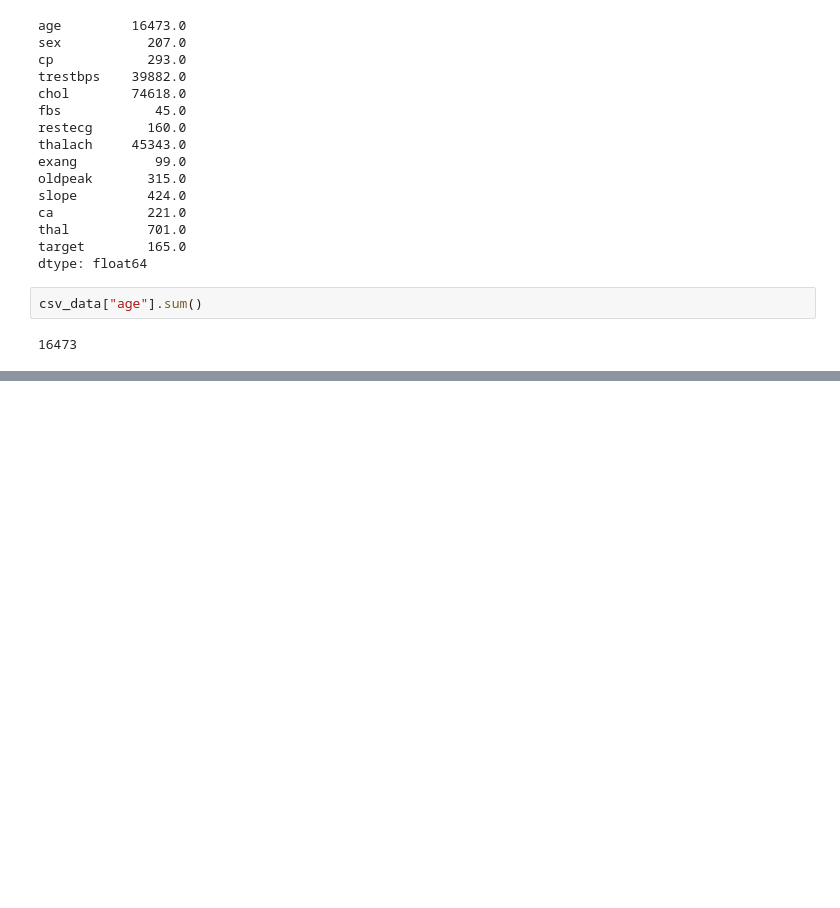
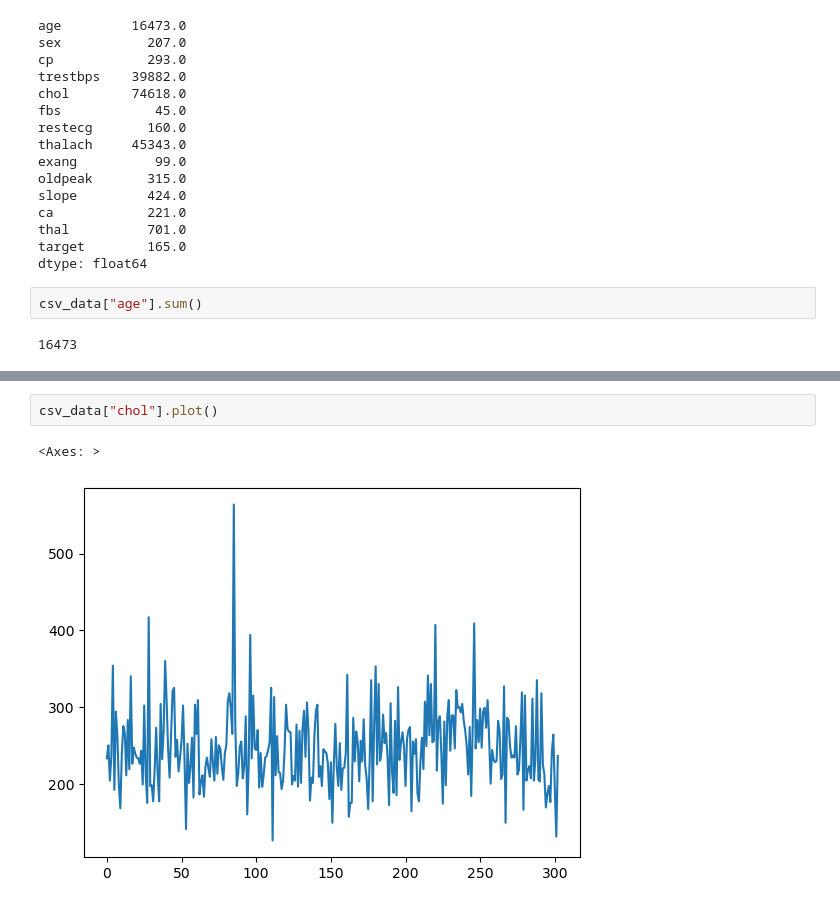
Before and after one commit to adrian007i/Zero-To-Mastery-ML_Data_Science, a Jupyter notebook: sample_project1/IntroToPandas.ipynb, the cells around one changed output, grey strips where cells are left out. Saved outputs shown, nothing was run; the diff lists cells and outputs as text; blank space fills up the shorter version.

Commit message:
accessing data and aggrigation in pandas

```diff
--- a/sample_project1/IntroToPandas.ipynb
+++ b/sample_project1/IntroToPandas.ipynb
@@ -139,0 +234,5 @@ csv_data["age"].sum()
+# %%
+csv_data["chol"].plot()
+# %% [output]
+<Axes: >
+[figure, added]
```
Also changed, not shown: parts of 12 cells of this notebook.
